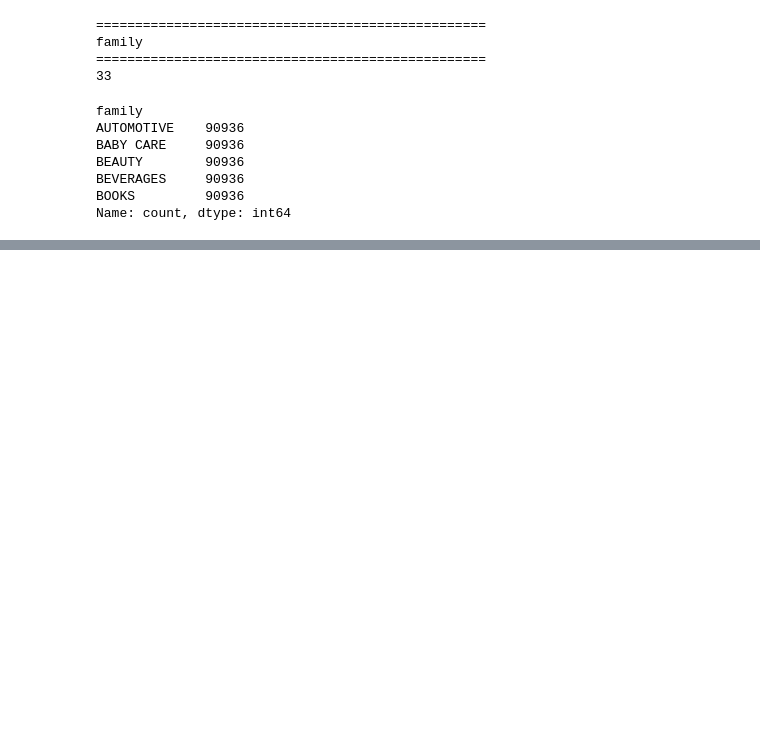
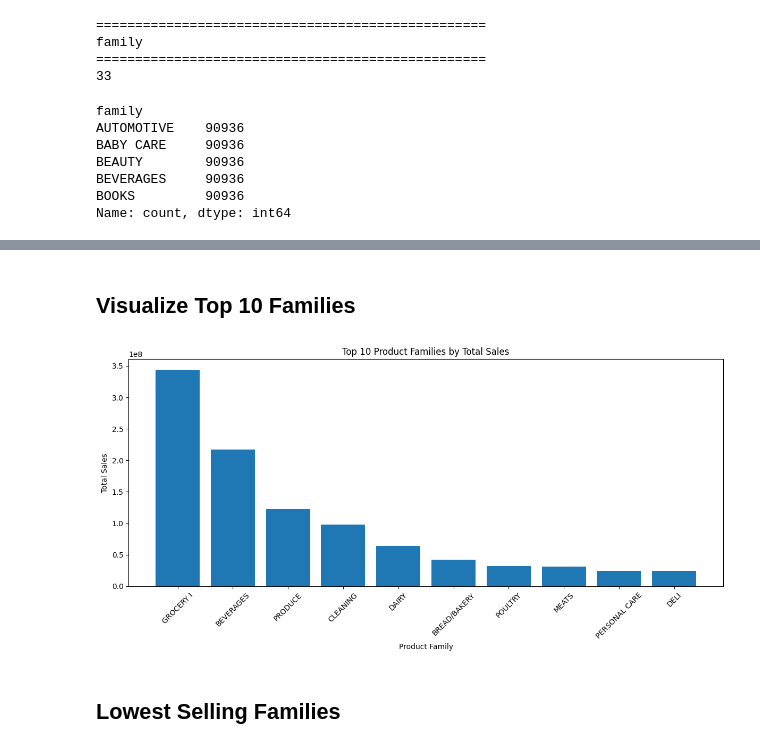
Before and after one commit to Husnain5Khalid/DemandIQ-Smart-demand-forecasting-, a Jupyter notebook: notebooks/01-DataExploration.ipynb, the cells around one changed output, grey strips where cells are left out. Cells and saved outputs as stored; diff of their text form; code cells hidden in the pictures; blank space fills up the shorter version.

```diff
--- a/notebooks/01-DataExploration.ipynb
+++ b/notebooks/01-DataExploration.ipynb
@@ -523,0 +583,3 @@ Name: count, dtype: int64
+# %%
+train_df["year"] = train_df["date"].dt.year
+train_df["month"] = train_df["date"].dt.month
@@ -523,0 +606,9 @@ Name: count, dtype: int64
+# %%
+family_sales = (
+    train_df
+    .groupby("family", as_index=False)["sales"]
+    .sum()
+    .sort_values(by="sales", ascending=False)
+)
+
+family_sales.head(10)
@@ -523,0 +627,24 @@ Name: count, dtype: int64
+# %% [markdown]
+## Visualize Top 10 Families
+# %%
+top_10_family = family_sales.head(10)
+
+plt.figure(figsize=(12, 6))
+
+plt.bar(
+    top_10_family["family"],
+    top_10_family["sales"]
+)
+
+plt.title("Top 10 Product Families by Total Sales")
+plt.xlabel("Product Family")
+plt.ylabel("Total Sales")
+
+plt.xticks(rotation=45)
+
+plt.tight_layout()
+plt.show()
+# %% [output]
+[figure, added]
+# %% [markdown]
+## Lowest Selling Families
```
Also changed, not shown: parts of 19 cells of this notebook.
